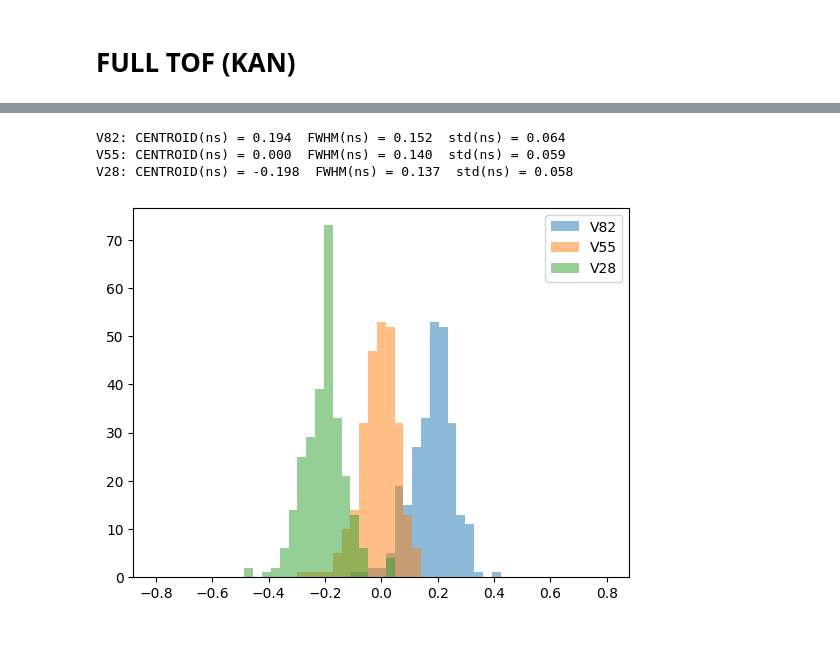
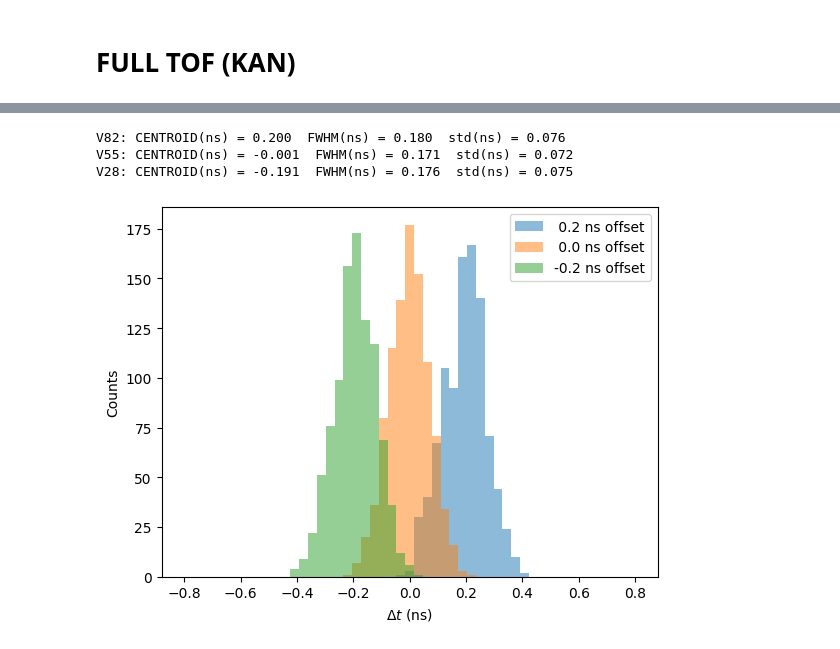
Before and after one commit to wjosefw/Signal-processing-with-Neural-networks, a Jupyter notebook: KAN.ipynb, the cells around one changed output, grey strips where cells are left out. Drawn from its saved outputs; the diff is of its cells as text; code cells hidden in the pictures.

Commit message:
Para evaluación con datos práctica bias ~ 3 ps FWHM ~ 175.6 ps

```diff
--- a/KAN.ipynb
+++ b/KAN.ipynb
@@ -263,9 +267,9 @@ if ajuste_grueso == 0:
     TEST = np.stack((moved_pulses_test_dec0, moved_pulses_test_dec1), axis = 2)
 
 if ajuste_grueso == 1:
-    TEST_00 = new_REALS[V28.shape[0] : V28.shape[0] + V55.shape[0], start:stop,:]
-    #TEST = new_REALS[:, start:stop,:]
-    #TEST_00 = new_pulsos_practica[Ntrain_practica:,start:stop,:]
+    #TEST_00 = new_REALS[V28.shape[0] : V28.shape[0] + V55.shape[0], start:stop,:]
+    #TEST = new_REALS[:,start:stop,:]
+    TEST_00 = new_pulsos_practica[Ntrain_practica:,start:stop,:]
     TEST_02 = create_position(TEST_00, channel_to_move = 1, channel_to_fix = 0, t_shift = t_shift, NOISE = True)
     TEST_20 = create_position(TEST_00, channel_to_move = 0, channel_to_fix = 1, t_shift = t_shift, NOISE = True)
     TEST = np.concatenate((TEST_02, TEST_00, TEST_20), axis = 0)
@@ -300,11 +304,11 @@ train_dataset_dec1 = torch.utils.data.TensorDataset(torch.from_numpy(M_Train_dec
 train_loader_dec0 = torch.utils.data.DataLoader(train_dataset_dec0, batch_size = 32, shuffle = True)
 train_loader_dec1 = torch.utils.data.DataLoader(train_dataset_dec1, batch_size = 32, shuffle = True)
 
-optimizer_dec0 = torch.optim.AdamW(model_dec0.parameters(), lr = 1e-4) #Regularization?
-optimizer_dec1 = torch.optim.AdamW(model_dec1.parameters(), lr = 1e-4) #5e-5
+optimizer_dec0 = torch.optim.AdamW(model_dec0.parameters(), lr = 5e-5) #Regularization?
+optimizer_dec1 = torch.optim.AdamW(model_dec1.parameters(), lr = 5e-5) #5e-5
 # %%
 # Execute train loop
-loss_dec0, test_dec0 = train_loop_KAN(model_dec0, optimizer_dec0, train_loader_dec0, torch.tensor(MOMENTS_TEST[:,:,0]).float(), EPOCHS = 150, save = False)
-loss_dec1, test_dec1 = train_loop_KAN(model_dec1, optimizer_dec1, train_loader_dec1, torch.tensor(MOMENTS_TEST[:,:,1]).float(), EPOCHS = 150, save = False)
+loss_dec0, test_dec0 = train_loop_KAN(model_dec0, optimizer_dec0, train_loader_dec0, torch.tensor(MOMENTS_TEST[:,:,0]).float(), EPOCHS = 200, save = False)
+loss_dec1, test_dec1 = train_loop_KAN(model_dec1, optimizer_dec1, train_loader_dec1, torch.tensor(MOMENTS_TEST[:,:,1]).float(), EPOCHS = 200, save = False)
 # %% [output]
 EPOCH 1:
@@ -347,13 +351,11 @@ TOFN_V55 = np.array(TOFN_V55, dtype = 'float64')
 TOFN_V82 = np.array(TOFN_V82, dtype = 'float64')
 
 # Calculate 'centroids'
-
-centroid_V55, sigmaN_V55 = calculate_gaussian_center_sigma(TOFN_V55, np.zeros((TOFN_V55.shape[0])))
-centroid_V28, sigmaN_V28 = calculate_gaussian_center_sigma(TOFN_V28, centroid_V55)
-centroid_V82, sigmaN_V82 = calculate_gaussian_center_sigma(TOFN_V82, centroid_V55)
+centroid_V55, sigmaN_V55 = calculate_gaussian_center_sigma(TOFN_V55, np.zeros((TOFN_V55.shape[0])), nbins = nbins)
+centroid_V28, sigmaN_V28 = calculate_gaussian_center_sigma(TOFN_V28, centroid_V55, nbins = nbins)
+centroid_V82, sigmaN_V82 = calculate_gaussian_center_sigma(TOFN_V82, centroid_V55, nbins = nbins)
 
 # Get errors to calculate Epsilon
-
 mean_error_centroid = (abs(centroid_V28 + 0.2) + abs(centroid_V82 - 0.2)) / 2
 mean_std = mean_std = (sigmaN_V28 + sigmaN_V55 + sigmaN_V82) / 3
 epsilon = (mean_error_centroid**2 + mean_std**2)**(1/2)
@@ -375,12 +377,12 @@ plt.legend()
 
 plt.subplot(132)
 if ajuste_grueso == 0:
-    plt.hist(test_dec0[idx_min_epsilon , :] - new_time_step*delays_test_dec0, bins = 51, range = [-1, 3], alpha = 0.5, label = 'Detector 0');
-    plt.hist(test_dec1[idx_min_epsilon , :] - new_time_step*delays_test_dec1, bins = 51, range = [-1, 3], alpha = 0.5, label = 'Detector 1');
+    plt.hist(test_dec0[idx_min_epsilon , :] - new_time_step*delays_test_dec0, bins = nbins, range = [-1, 3], alpha = 0.5, label = 'Detector 0');
+    plt.hist(test_dec1[idx_min_epsilon , :] - new_time_step*delays_test_dec1, bins = nbins, range = [-1, 3], alpha = 0.5, label = 'Detector 1');
 
 if ajuste_grueso == 1:
-    plt.hist(test_dec0[idx_min_epsilon , :], bins = 51, range = [-1, 3], alpha = 0.5, label = 'Detector 0');
-    plt.hist(test_dec1[idx_min_epsilon , :], bins = 51, range = [-1, 3], alpha = 0.5, label = 'Detector 1');
+    plt.hist(test_dec0[idx_min_epsilon , :], bins = nbins, range = [-1, 3], alpha = 0.5, label = 'Detector 0');
+    plt.hist(test_dec1[idx_min_epsilon , :], bins = nbins, range = [-1, 3], alpha = 0.5, label = 'Detector 1');
 
 plt.title('Single detector prediction histograms')
 plt.xlabel('time (ns)')
@@ -400,35 +398,35 @@ plt.legend()
 # %%
 epoch = idx_min_epsilon
-nbins = 51
 #------------------------------------------- Histogram and gaussian fit -----------------------------------------------
-histogN_V82, binsN, patchesN  = plt.hist(TOFN_V82[epoch,:] - centroid_V55[epoch], bins = nbins, range = [-0.8,0.8], alpha = 0.5, label = 'V82');
+histogN_V82, binsN, patchesN  = plt.hist(TOFN_V82[epoch,:] - centroid_V55[epoch], bins = nbins, range = [-0.8,0.8], alpha = 0.5, label = ' 0.2 ns offset');
 cbinsN = 0.5*(binsN[1:]+binsN[0:-1])
 HN, AN, x0N_V82, sigmaN_V82 = gauss_fit(cbinsN, histogN_V82)
 
-histogN_V55, binsN, patchesN  = plt.hist(TOFN_V55[epoch,:] - centroid_V55[epoch], bins = nbins, range = [-0.8,0.8], alpha = 0.5, label = 'V55');
+histogN_V55, binsN, patchesN  = plt.hist(TOFN_V55[epoch,:] - centroid_V55[epoch], bins = nbins, range = [-0.8,0.8], alpha = 0.5, label = ' 0.0 ns offset');
 cbinsN = 0.5*(binsN[1:]+binsN[0:-1])
 HN, AN, x0N_V55, sigmaN_V55 = gauss_fit(cbinsN, histogN_V55)
 
-histogN_V28, binsN, patchesN  = plt.hist(TOFN_V28[epoch,:] - centroid_V55[epoch], bins = nbins, range = [-0.8,0.8], alpha = 0.5, label = 'V28');
+histogN_V28, binsN, patchesN  = plt.hist(TOFN_V28[epoch,:] - centroid_V55[epoch], bins = nbins, range = [-0.8,0.8], alpha = 0.5, label = '-0.2 ns offset');
 cbinsN = 0.5*(binsN[1:]+binsN[0:-1])
 HN, AN, x0N_V28, sigmaN_V28 = gauss_fit(cbinsN, histogN_V28)
 plt.legend()
-
+plt.xlabel('$\Delta t$ (ns)')
+plt.ylabel('Counts')
 
 FWHMN_V82 = 2.35482 * sigmaN_V82
 FWHMN_V55 = 2.35482 * sigmaN_V55
 FWHMN_V28 = 2.35482 * sigmaN_V28
 
 
 print('')
 print("V82: CENTROID(ns) = %.3f  FWHM(ns) = %.3f  std(ns) = %.3f" % (x0N_V82, FWHMN_V82, sigmaN_V82))
 print("V55: CENTROID(ns) = %.3f  FWHM(ns) = %.3f  std(ns) = %.3f" % (x0N_V55, FWHMN_V55, sigmaN_V55))
 print("V28: CENTROID(ns) = %.3f  FWHM(ns) = %.3f  std(ns) = %.3f" % (x0N_V28, FWHMN_V28, sigmaN_V28))
 # %% [output]
-V82: CENTROID(ns) = 0.194  FWHM(ns) = 0.152  std(ns) = 0.064
-V55: CENTROID(ns) = 0.000  FWHM(ns) = 0.140  std(ns) = 0.059
-V28: CENTROID(ns) = -0.198  FWHM(ns) = 0.137  std(ns) = 0.058
+V82: CENTROID(ns) = 0.200  FWHM(ns) = 0.180  std(ns) = 0.076
+V55: CENTROID(ns) = -0.001  FWHM(ns) = 0.171  std(ns) = 0.072
+V28: CENTROID(ns) = -0.191  FWHM(ns) = 0.176  std(ns) = 0.075
-[figure, old version]
+[figure, new version]
 # %%
 import time
 
```
Also changed, not shown: parts of 15 cells of this notebook.
